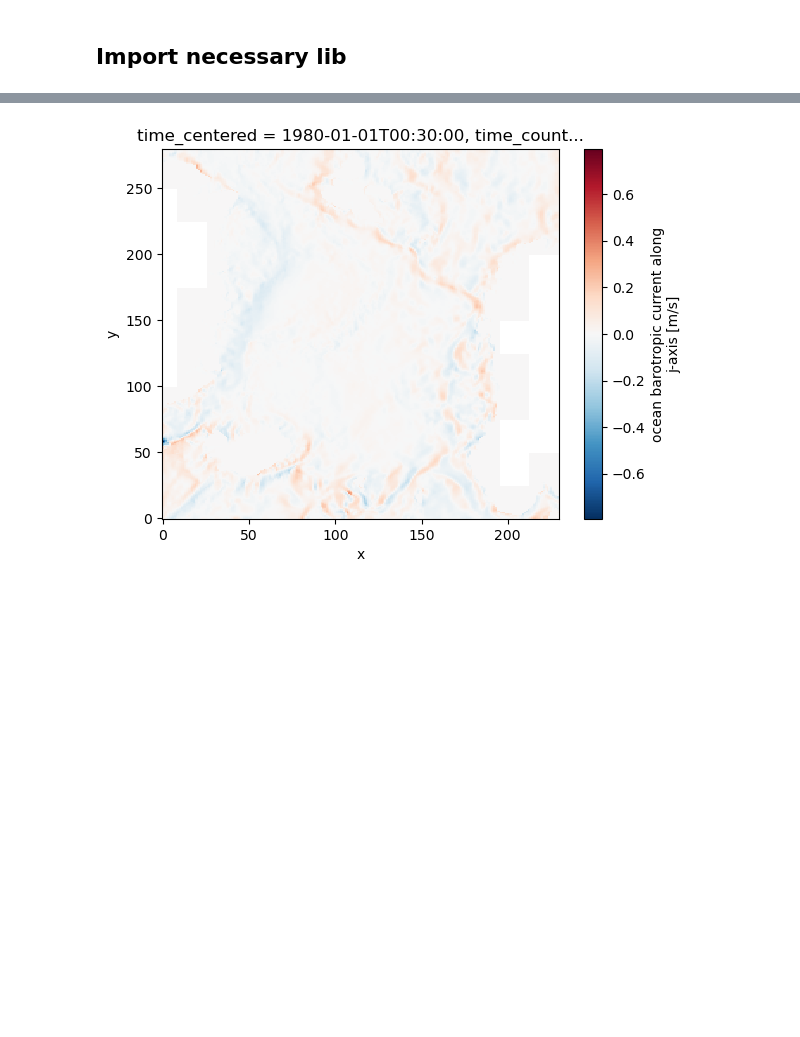
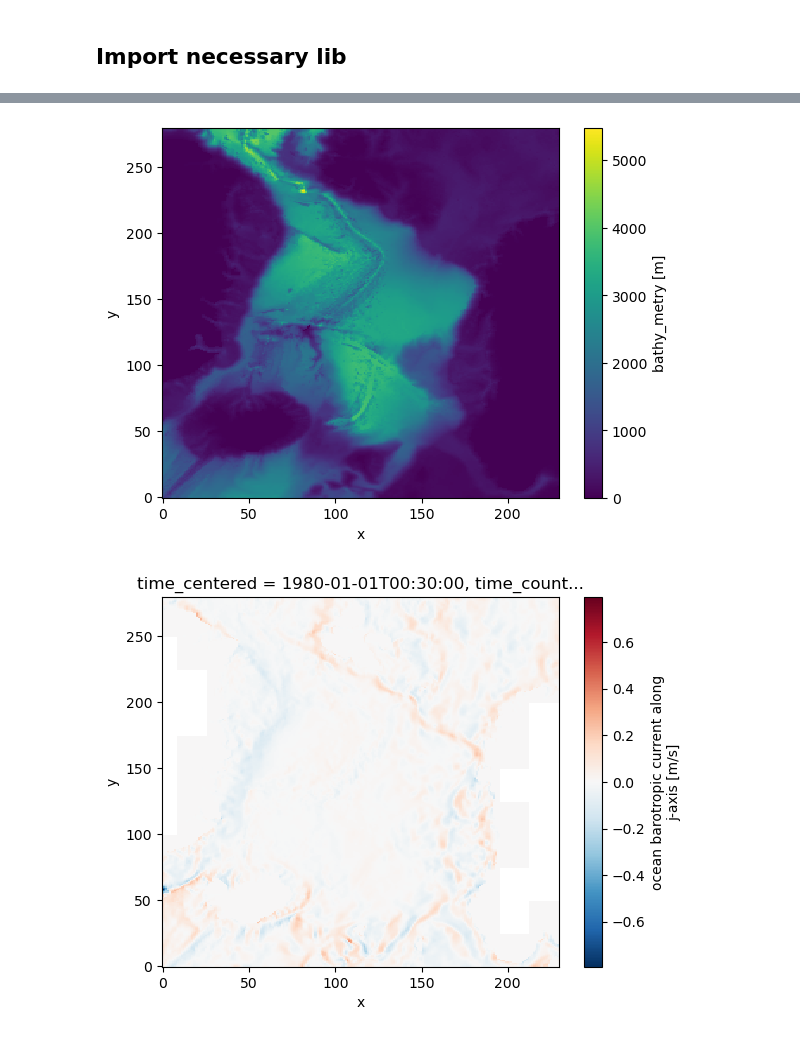
Before and after one commit to Ezi001/FNO-Nordic-Sea, a Jupyter notebook: readdata.ipynb, the cells around one changed output, grey strips where cells are left out. Drawn from its saved outputs; the diff is of its cells as text; code cells hidden in the pictures; blank space fills up the shorter version.

```diff
--- a/readdata.ipynb
+++ b/readdata.ipynb
@@ -88,3 +70,10 @@ Attributes:
+# %%
+data_bath["bathy_metry"].plot()
+
+#.plot()
+plt.show()
+# %% [output]
+[figure, added]
 # %%
 for i in range(0, 7):
     data_vbar["vbar"].isel(time_counter=i).plot()
```
Also changed, not shown: parts of 7 cells of this notebook, 5 other files.
